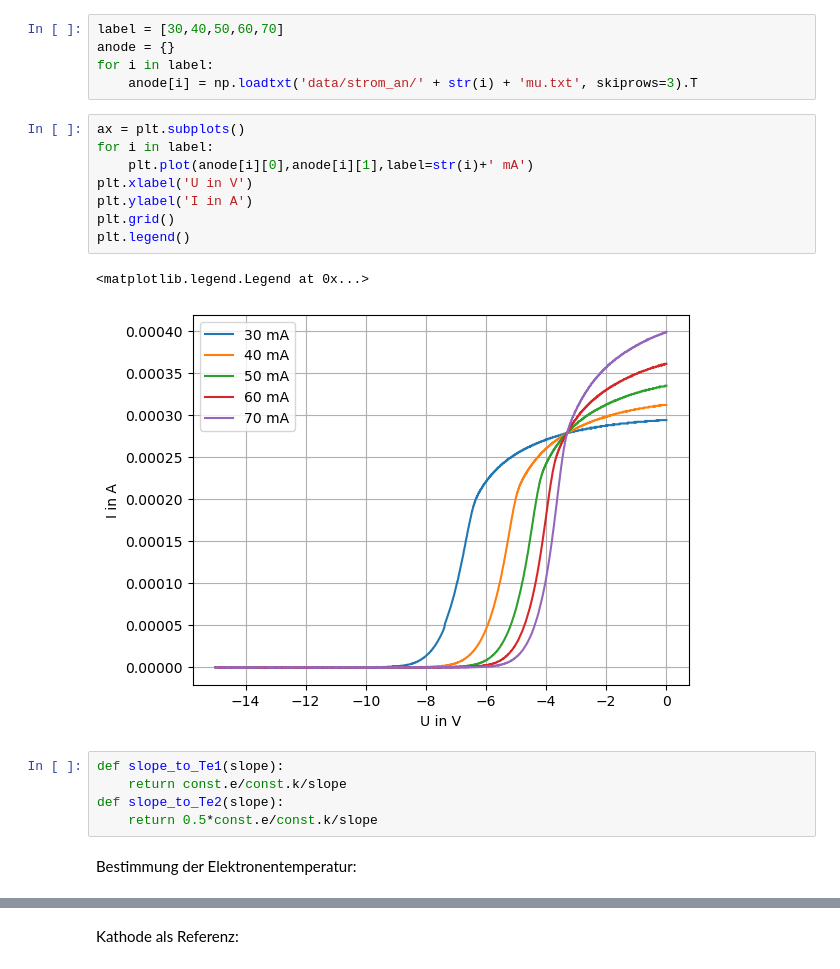
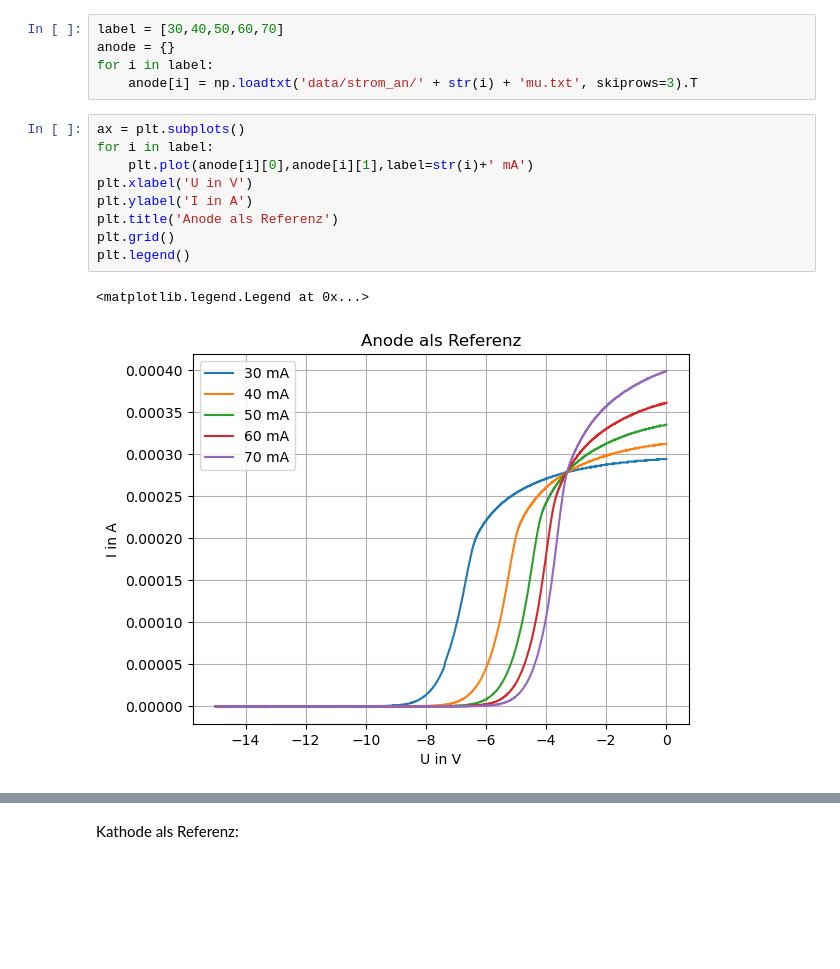
Before and after one commit to hannes-ebe/F-Prak, a Jupyter notebook: langmuir/Automatisierte_Messung.ipynb, the cells around one changed output, grey strips where cells are left out. Saved outputs shown, nothing was run; the diff lists cells and outputs as text; blank space fills up the shorter version.

```diff
--- a/langmuir/Automatisierte_Messung.ipynb
+++ b/langmuir/Automatisierte_Messung.ipynb
@@ -15,18 +16,12 @@ for i in label:
 # %%
 ax = plt.subplots()
 for i in label:
     plt.plot(anode[i][0],anode[i][1],label=str(i)+' mA')
 plt.xlabel('U in V')
 plt.ylabel('I in A')
+plt.title('Anode als Referenz')
 plt.grid()
 plt.legend()
 # %% [output]
 <matplotlib.legend.Legend at 0x...>
-[figure, old version]
+[figure, new version]
-# %%
-def slope_to_Te1(slope):
-    return const.e/const.k/slope
-def slope_to_Te2(slope):
-    return 0.5*const.e/const.k/slope
-# %% [markdown]
-Bestimmung der Elektronentemperatur:
```
Also changed, not shown: parts of 24 cells of this notebook.
